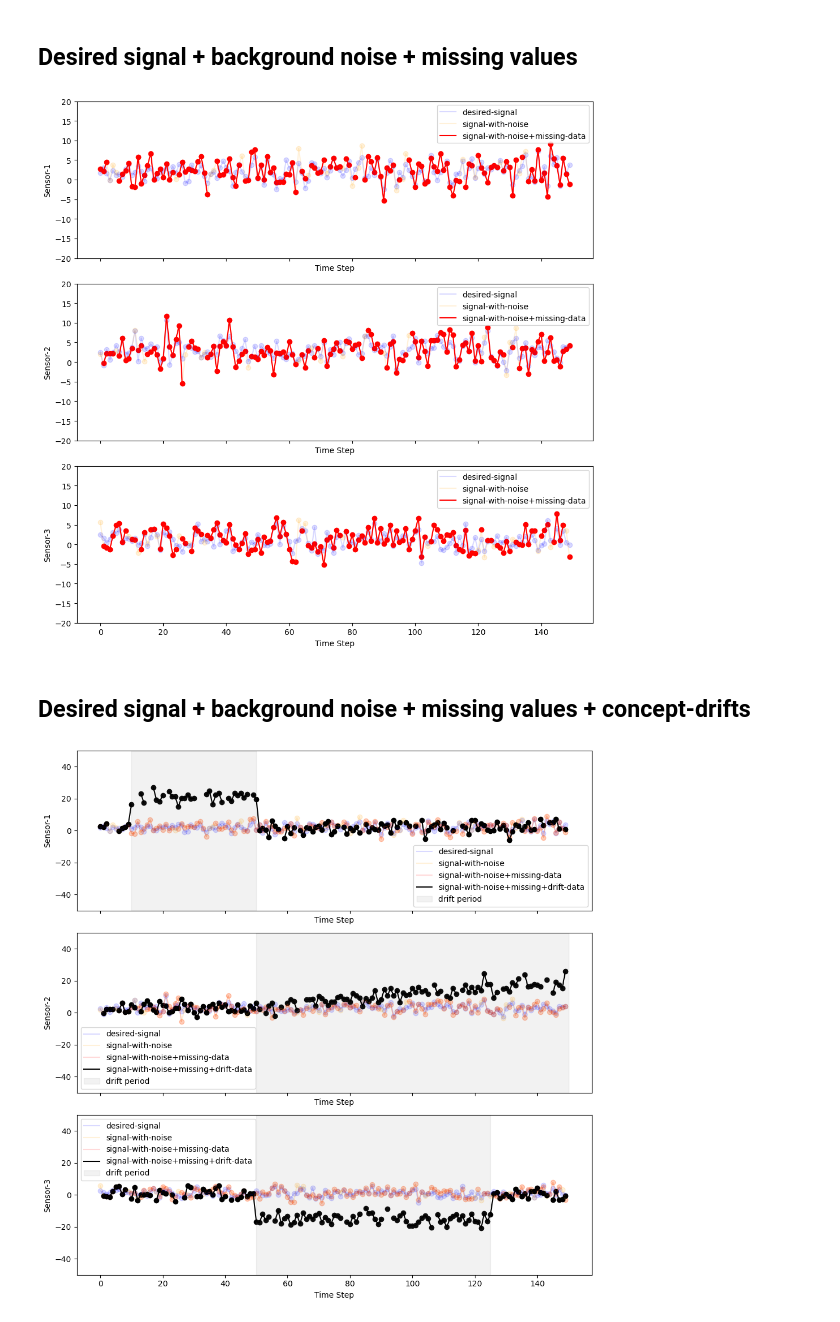
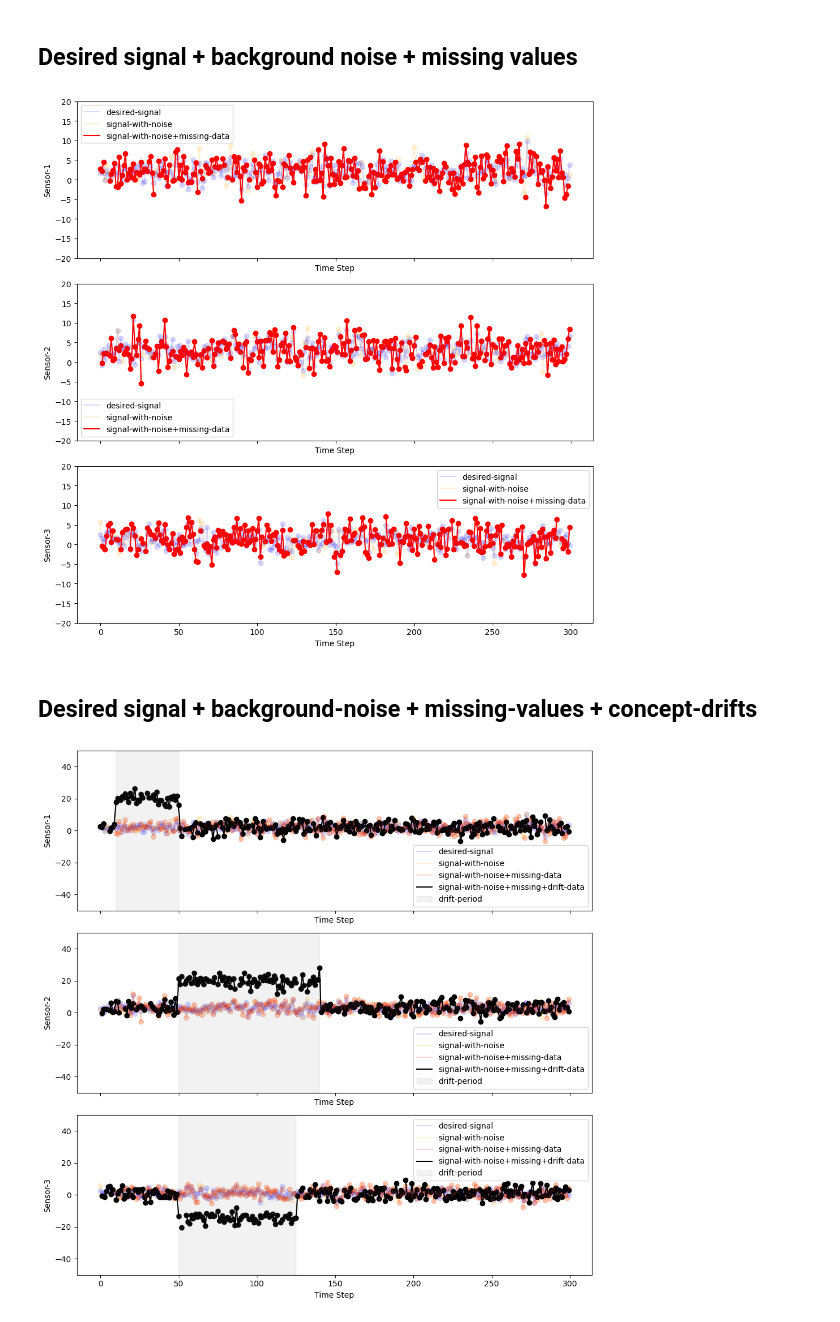
Before and after one commit to giobbu/online-root-cause-analysis, a Jupyter notebook: notebooks/01_kafka_SNR_producer.ipynb, the cells around one changed output. Saved outputs shown, nothing was run; the diff lists cells and outputs as text; code cells hidden in the pictures.

```diff
--- a/notebooks/01_kafka_SNR_producer.ipynb
+++ b/notebooks/01_kafka_SNR_producer.ipynb
@@ -40,7 +40,7 @@ producer = KafkaProducer(bootstrap_servers='localhost:9092',
 # %%
 from utils.kafka_sender import generator_streaming_data
 
-NUM_OBS = 150
+NUM_OBS = 300
 
 list_signal_obs_1=[]
 list_signal_obs_2=[]
@@ -151,19 +151,20 @@ for idx, ax in enumerate(axes):
 plt.tight_layout()
 plt.show()
 # %% [output]
-[figure, old version]
+[figure, new version]
 # %% [markdown]
-## Desired signal + background noise + missing values + concept-drifts
+## Desired signal + background-noise + missing-values + concept-drifts
 # %%
 drift_events_sens_1 = [
-                        {"drift-event": DriftParams(mu_drift=20, t0_drift=10, duration_drift=40)},
+                        {"drift-event": DriftParams(mu_drift=20,
+                                                    t0_drift=10,
+                                                    duration_drift=40)},
                         ]
 
 drift_events_sens_2 = [
-                        {"drift-event": DriftParams(mu_drift =20,
-                                                    t0_drift = 50,
-                                                    duration_drift=100,
-                                                    drift_type="gradual")},
+                        {"drift-event": DriftParams(mu_drift=20,
+                                                    t0_drift=50,
+                                                    duration_drift=90)},
                         ]
 
 drift_events_sens_3 = [
@@ -190,32 +191,32 @@ drift_obs_data_stream = np.array([list_drift_obs_1, list_drift_obs_2, list_drift
 
 drift_levels = {"signal": obs_data_stream,
                     f"noise-level-{NOISE_LEVEL}": noisy_obs_data_stream,
                     f"missing-data-{MISSING_DATA_PERCENTAGE}": missing_obs_data_stream,
                     "drift-data":drift_obs_data_stream}
 
 drift_duration = {f"sensor-1": drift_events_sens_1[0]["drift-event"],
                      f"sensor-2": drift_events_sens_2[0]["drift-event"],
                     f"sensor-3": drift_events_sens_3[0]["drift-event"],}
 
 TRANSPARENCY =0.15
 fig, axes = plt.subplots(nrows=len(obs_data_stream), ncols=1, figsize=(10, 10), sharex=True)
 for idx, ax in enumerate(axes):
     ax.plot(np.arange(len(obs_data_stream[idx])), drift_levels["signal"][idx], alpha=TRANSPARENCY , color="blue", label="desired-signal")
     ax.scatter(np.arange(len(obs_data_stream[idx])), drift_levels["signal"][idx], alpha=TRANSPARENCY , color="blue")
     ax.plot(np.arange(len(obs_data_stream[idx])), drift_levels[f"noise-level-{NOISE_LEVEL}"][idx], alpha=TRANSPARENCY , color="orange", label="signal-with-noise")
     ax.scatter(np.arange(len(obs_data_stream[idx])), drift_levels[f"noise-level-{NOISE_LEVEL}"][idx], alpha=TRANSPARENCY , color="orange")
     ax.plot(np.arange(len(obs_data_stream[idx])), drift_levels[f"missing-data-{MISSING_DATA_PERCENTAGE}"][idx], alpha=TRANSPARENCY, color="red", label="signal-with-noise+missing-data")
     ax.scatter(np.arange(len(obs_data_stream[idx])), drift_levels[f"missing-data-{MISSING_DATA_PERCENTAGE}"][idx], alpha=TRANSPARENCY, color="red")
     ax.plot(np.arange(len(obs_data_stream[idx])), drift_levels["drift-data"][idx], color="black", label="signal-with-noise+missing+drift-data")
     ax.scatter(np.arange(len(obs_data_stream[idx])), drift_levels["drift-data"][idx], color="black")
     t0_drift = drift_duration[f"sensor-{idx + 1}"].t0_drift
     duration_drift = drift_duration[f"sensor-{idx + 1}"].duration_drift
-    ax.axvspan(t0_drift, t0_drift + duration_drift, color='gray', alpha=0.1, label='drift period')
+    ax.axvspan(t0_drift, t0_drift + duration_drift, color='gray', alpha=0.1, label='drift-period')
     ax.set_ylabel(f"Sensor-{idx + 1}")
     ax.set_xlabel("Time Step")
     ax.set_ylim(-50, 50)
     ax.legend()
 plt.tight_layout()
 plt.show()
 # %% [output]
-[figure, old version]
+[figure, new version]
```
Also changed, not shown: parts of 8 cells of this notebook, 3 other files.
